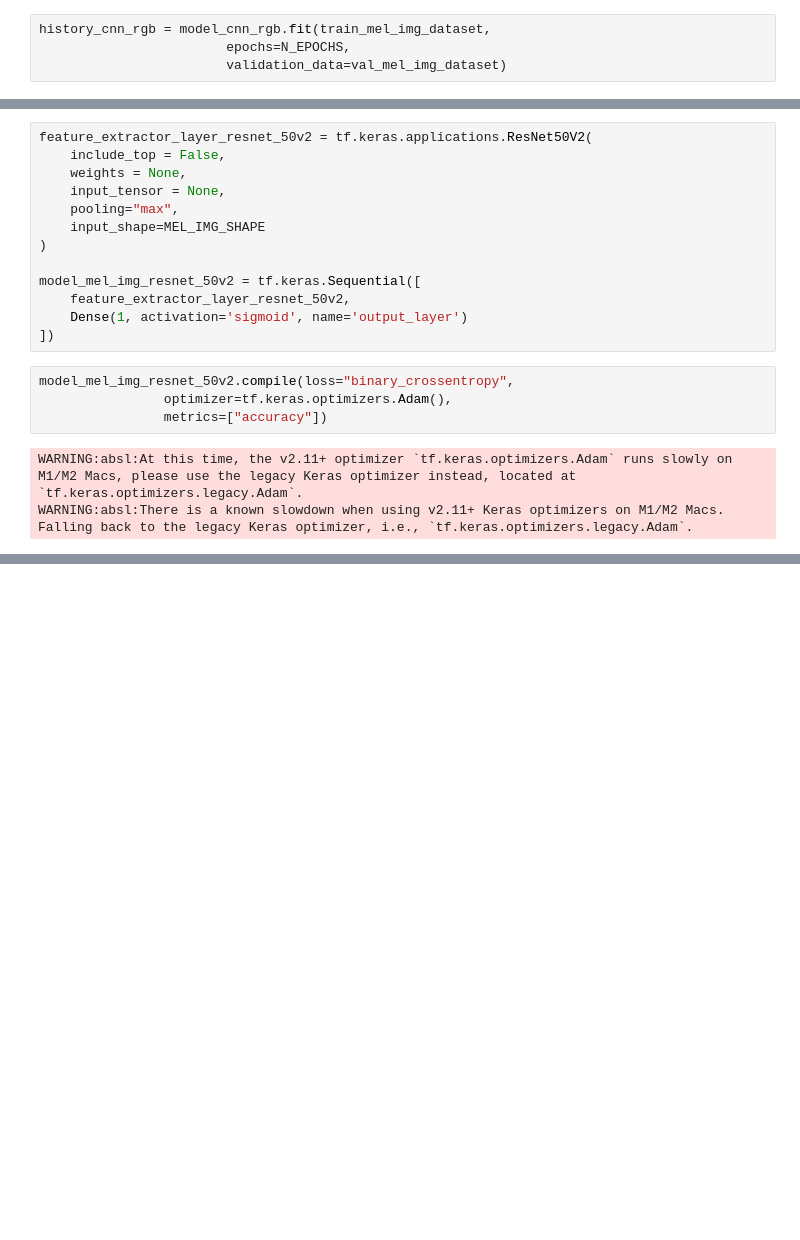
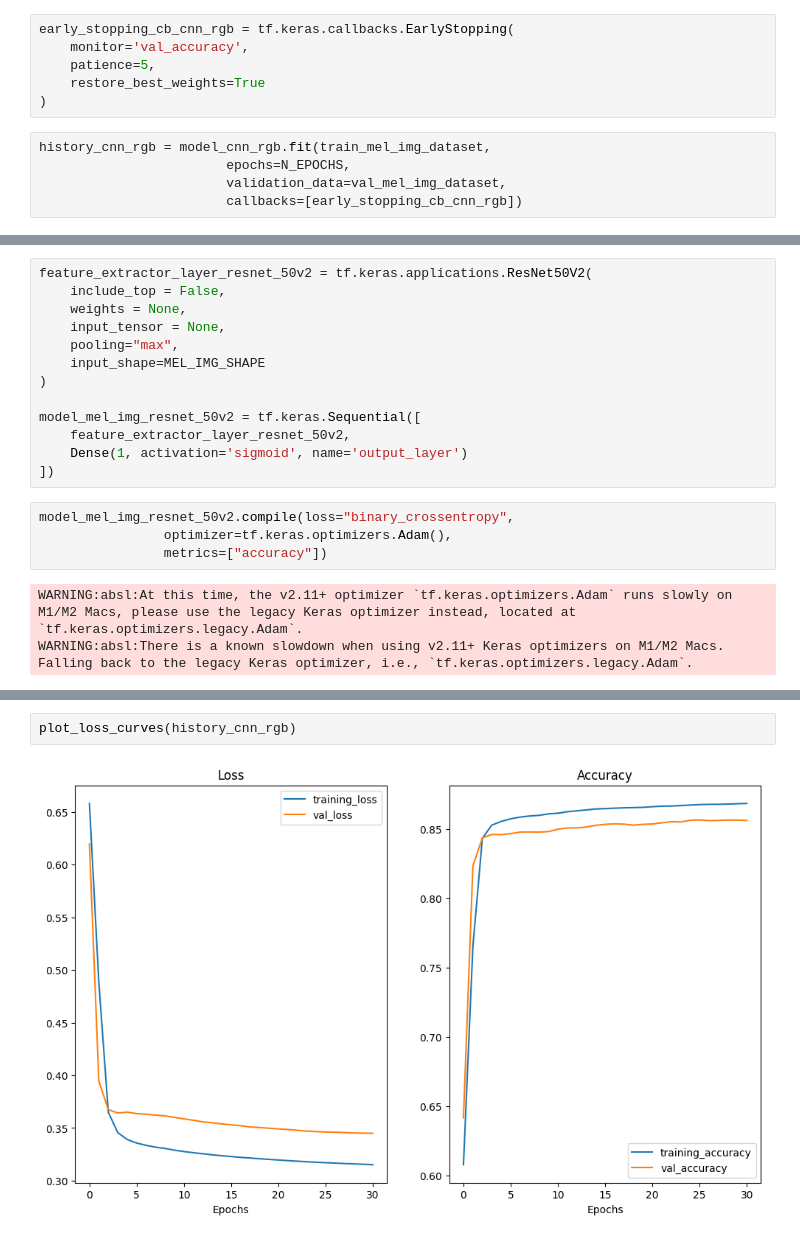
Before and after one commit to ashfaq1701/male-female-voice-classification, a Jupyter notebook: main.ipynb, the cells around one changed output, grey strips where cells are left out. Saved outputs shown, nothing was run; the diff lists cells and outputs as text; blank space fills up the shorter version.

```diff
--- a/main.ipynb
+++ b/main.ipynb
@@ -499,8 +517,15 @@ model_cnn_rgb.compile(loss="binary_crossentropy",
 # %% [output]
 WARNING:absl:At this time, the v2.11+ optimizer `tf.keras.optimizers.Adam` runs slowly on M1/M2 Macs, please use the legacy Keras optimizer instead, located at `tf.keras.optimizers.legacy.Adam`.
 WARNING:absl:There is a known slowdown when using v2.11+ Keras optimizers on M1/M2 Macs. Falling back to the legacy Keras optimizer, i.e., `tf.keras.optimizers.legacy.Adam`.
+# %%
+early_stopping_cb_cnn_rgb = tf.keras.callbacks.EarlyStopping(
+    monitor='val_accuracy',
+    patience=5,
+    restore_best_weights=True
+)
 # %%
 history_cnn_rgb = model_cnn_rgb.fit(train_mel_img_dataset,
                         epochs=N_EPOCHS,
-                        validation_data=val_mel_img_dataset)
+                        validation_data=val_mel_img_dataset,
+                        callbacks=[early_stopping_cb_cnn_rgb])
 # %% [output]
@@ -742,0 +843,4 @@ model_mel_img_resnet_50v2.evaluate(val_mel_img_dataset)
+# %%
+plot_loss_curves(history_cnn_rgb)
+# %% [output]
+[figure, added]
```
Also changed, not shown: parts of 41 cells of this notebook, 1 other file.
